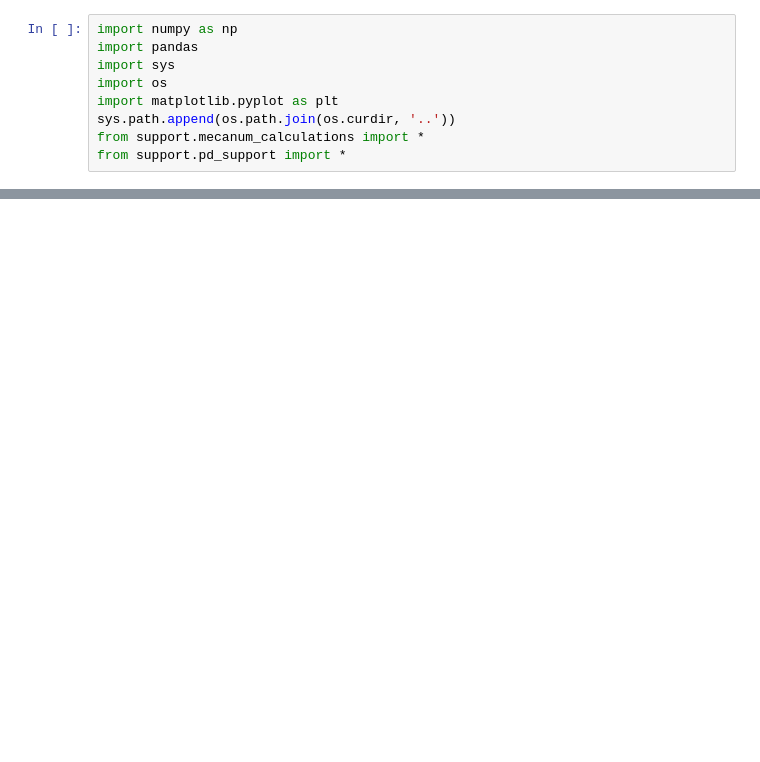
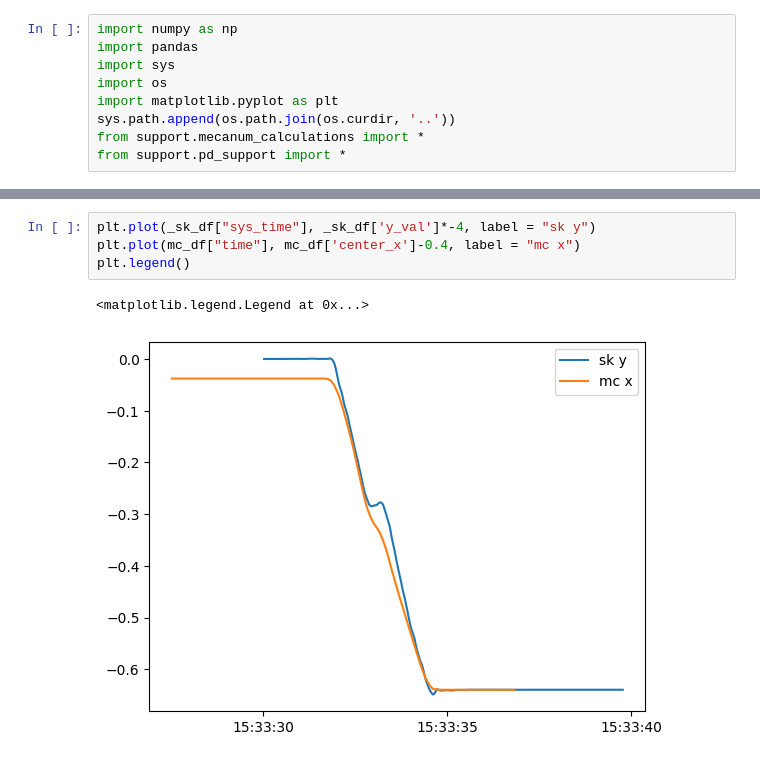
Before and after one commit to SujithChristopher/armbo_preliminary_work, a Jupyter notebook: ipy_notebooks/mecanum_imu_validation.ipynb, the cells around one changed output, grey strips where cells are left out. Cells and saved outputs as stored; diff of their text form; blank space fills up the shorter version.

```diff
--- a/ipy_notebooks/mecanum_imu_validation.ipynb
+++ b/ipy_notebooks/mecanum_imu_validation.ipynb
@@ -44,0 +78,7 @@ sk_df
+# %%
+plt.plot(_sk_df["sys_time"], _sk_df['y_val']*-4, label = "sk y")
+plt.plot(mc_df["time"], mc_df['center_x']-0.4, label = "mc x")
+plt.legend()
+# %% [output]
+<matplotlib.legend.Legend at 0x...>
+[figure, added]
```
Also changed, not shown: parts of 8 cells of this notebook, 1 other file.
